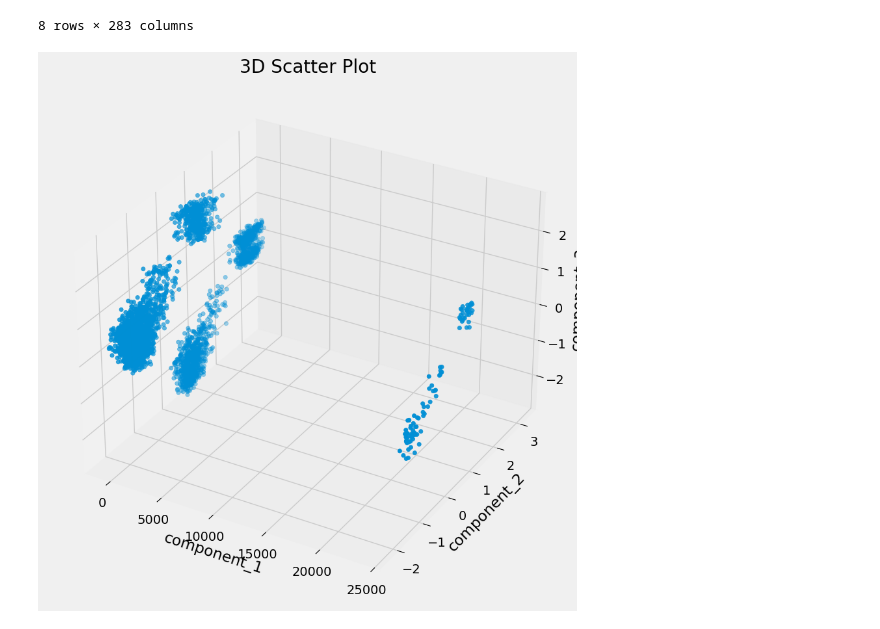
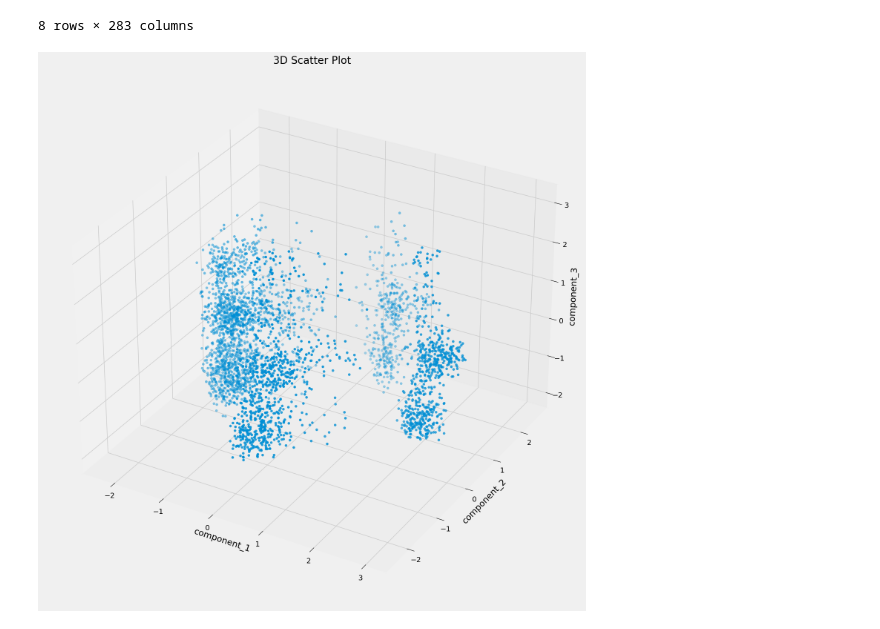
Before and after one commit to mawada-sweis/Clustering-Analysis, a Jupyter notebook: notebooks/algorithms/k-means.ipynb, the cells around one changed output. Saved outputs shown, nothing was run; the diff lists cells and outputs as text; code cells hidden in the pictures.

Commit message:
Applying K-means for the updated data

```diff
--- a/notebooks/algorithms/k-means.ipynb
+++ b/notebooks/algorithms/k-means.ipynb
@@ -29,2 +28,0 @@ data
-# %%
-data.drop(columns=['Unnamed: 0'], inplace = True)
@@ -53,0 +45,2 @@ Index([], dtype='object')
+# %%
+data.drop(columns = ['last_travel_date_month', 'last_travel_date_day', 'first_travel_date_month', 'first_travel_date_day'], inplace = True)
@@ -79,7 +78,7 @@ plt.show()
 From the plot above, a value of 2 could be a good value for k
 # %%
 #Initinate a KMeans model with K as a number of clusters
-k_means_model = KMeans(n_clusters = 2)
+k_means_model = KMeans(n_clusters = 4)
 # %%
 #fit the model, store the label of each sample and the centroids
 #of each cluster
@@ -146,22 +146,37 @@ data.describe()
 | 75% | 0.230337 | 0.172043 | 0.175439 | 0.000000 | 0.000000 | 0.000000 | ... |
 | max | 1.000000 | 1.000000 | 1.000000 | 1.000000 | 1.000000 | 1.000000 | ... |
 8 rows × 283 columns
+# %%
+#Initiate a pca model to reduce the dimentions of the data
+#so we can plot it in the 2d space (as a post-processing step)
+pca_model = PCA(n_components = 3, random_state=0)
+#reduce the dimentions of the data used in the training process
+pca_data = pca_model.fit_transform(data)
+#reduce the dimentions of the centroids
+pca_centers = pca_model.transform(predicted_centers)
+pca_data.shape
+# define "components_df" that include the valuse for the components after reducing the dimentions
+components_df = pd.DataFrame(
+    pca_data,
+    columns=["component_1", "component_2", "component_3"],
+    )
+components_df["predicted_cluster"] = predicted_labels
 # %%
 from mpl_toolkits import mplot3d
 # %%
 # Create a 3D figure
-fig = plt.figure(figsize=(10, 10))
+fig = plt.figure(figsize=(18, 18))
 ax = plt.axes(projection='3d')
 # Plot the data
 ax.scatter3D(components_df['component_1'], components_df['component_2'], components_df['component_3'], cmap='Greens')
 
 # Add labels and title
 ax.set_xlabel('component_1')
 ax.set_ylabel('component_2')
 ax.set_zlabel('component_3')
 ax.set_title('3D Scatter Plot')
 
 # Show the plot
 plt.show()
 # %% [output]
-[figure, old version]
+[figure, new version]
```
Also changed, not shown: parts of 12 cells of this notebook, 2 other files.
